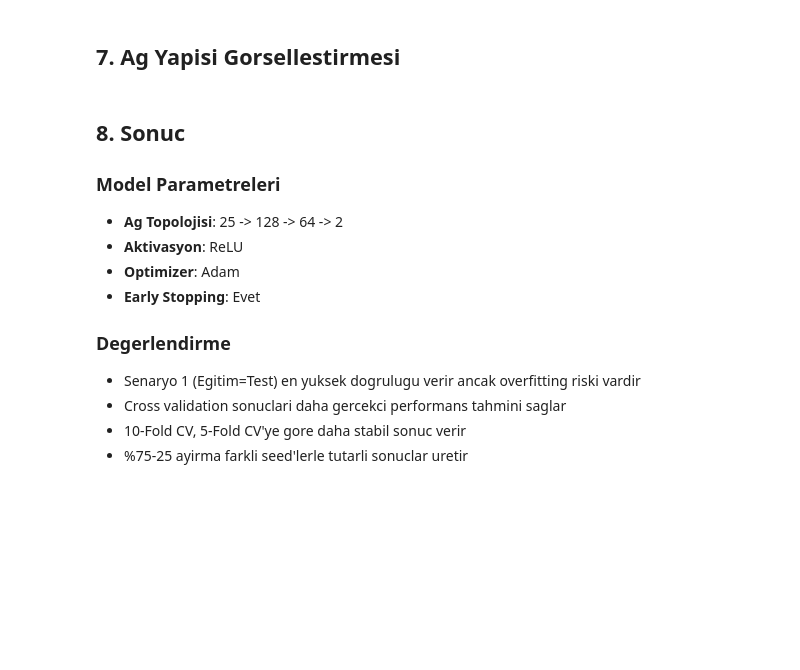
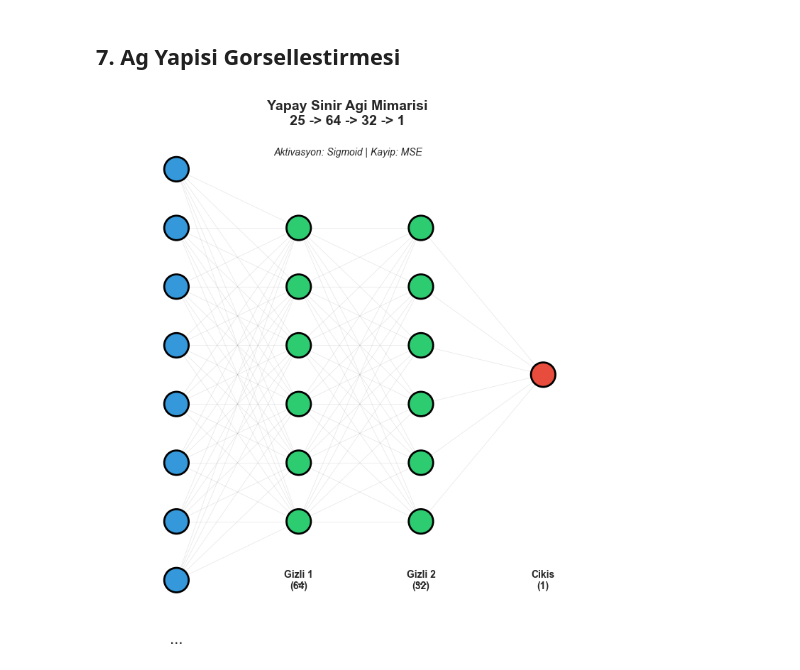
Before and after one commit to aysebelenpisdil/ysa-final, a Jupyter notebook: smoking_classification.ipynb, the cells around one changed output. Saved outputs shown, nothing was run; the diff lists cells and outputs as text; code cells hidden in the pictures; blank space fills up the shorter version.

```diff
--- a/smoking_classification.ipynb
+++ b/smoking_classification.ipynb
@@ -215,27 +551,34 @@ cm3 = plot_confusion_matrix(y, y_pred3, "Senaryo 3 (10-Fold CV)")
 # %% [markdown]
 ### Senaryo 4: %75-%25 Egitim-Test Ayirma (5 Farkli Rastgele Ayirma)
 # %%
-print("SENARYO 4: %75-%25 Egitim-Test Ayirma (5 Farkli Seed)")
+print("SENARYO 4: %75-%25 Egitim-Test Ayirma")
 print("="*50)
+print("Grid Search yapiliyor...")
 
+best_params4, best_acc4, results4 = grid_search_holdout(X_scaled, y)
+
+print(f"\n*** EN UYGUN PARAMETRELER ***")
+print(f"Gizli Katmanlar: {best_params4['hidden']}")
+print(f"Ogrenme Orani: {best_params4['lr']}")
+print(f"Iterasyon: {best_params4['iter']}")
+print(f"Ag Topolojisi: {X_scaled.shape[1]} -> {best_params4['hidden'][0]} -> {best_params4['hidden'][1]} -> 1")
+
+# En iyi parametrelerle 5 farkli seed
 seeds = [42, 123, 456, 789, 999]
 results_s4 = []
 
-print(f"\nAg Topolojisi: {X.shape[1]} -> 128 -> 64 -> 2\n")
-
-for i, seed in enumerate(seeds, 1):
-    X_train, X_test, y_train, y_test = train_test_split(
-        X_scaled, y, test_size=0.25, random_state=seed, stratify=y
-    )
-
-    model4 = create_model(random_state=seed)
-    model4.fit(X_train, y_train)
-    y_pred4 = model4.predict(X_test)
-    acc = accuracy_score(y_test, y_pred4)
-    results_s4.append((acc, y_test, y_pred4, seed))
-
-    print(f"Rastgele Ayirma {i} (seed={seed}): {acc*100:.2f}%")
+for seed in seeds:
+    X_train, X_test, y_train, y_test = train_test_split(X_scaled, y, test_size=0.25, random_state=seed, stratify=y)
+    model = YapaySinirAgi([X_scaled.shape[1], best_params4['hidden'][0], best_params4['hidden'][1], 1],
+                          best_params4['lr'], best_params4['iter'], seed)
+    model.egit(X_train, y_train, verbose=False)
+    y_pred = model.tahmin(X_test)
+    acc = np.mean(y_pred == y_test)
+    results_s4.append((acc, y_test, y_pred, seed))
 
 avg_acc = np.mean([r[0] for r in results_s4])
 std_acc = np.std([r[0] for r in results_s4])
+
+seed_df = pd.DataFrame({'Seed': seeds, 'Dogruluk (%)': [f'{r[0]*100:.2f}' for r in results_s4]})
+display(seed_df)
 print(f"\nOrtalama Dogruluk: {avg_acc*100:.2f}% (+/- {std_acc*100:.2f}%)")
@@ -286,14 +684,13 @@ plt.show()
 def draw_neural_network():
     fig, ax = plt.subplots(figsize=(12, 8))
 
-    # Katman boyutlari
-    layers = [X.shape[1], 128, 64, 2]
+    layers = [25, GIZLI_KATMAN_1, GIZLI_KATMAN_2, CIKIS_BOYUTU]
     layer_names = [f'Giris\n({layers[0]})', f'Gizli 1\n({layers[1]})',
                    f'Gizli 2\n({layers[2]})', f'Cikis\n({layers[3]})']
     colors = ['#3498db', '#2ecc71', '#2ecc71', '#e74c3c']
 
     x_positions = [0.15, 0.4, 0.65, 0.9]
-    max_display = [8, 6, 6, 2]
+    max_display = [8, 6, 6, 1]
 
     node_positions = []
 
@@ -303,46 +700,33 @@ def draw_neural_network():
         y_start = 0.5 + (n_display - 1) * 0.06
 
         for j in range(n_display):
             y = y_start - j * 0.12
             circle = plt.Circle((x, y), 0.025, color=color, ec='black', lw=2, zorder=10)
             ax.add_patch(circle)
             positions.append((x, y))
 
         if layer_size > max_d:
             ax.text(x, y_start - max_d * 0.12, '...', fontsize=16, ha='center', va='center')
 
         ax.text(x, 0.08, name, fontsize=10, ha='center', va='center', fontweight='bold')
         node_positions.append(positions)
 
-    # Baglantilari ciz
     for i in range(len(node_positions) - 1):
         for pos1 in node_positions[i]:
             for pos2 in node_positions[i + 1]:
                 ax.plot([pos1[0], pos2[0]], [pos1[1], pos2[1]], 'gray', alpha=0.2, lw=0.5)
 
     ax.set_xlim(0, 1)
     ax.set_ylim(0, 1)
     ax.set_aspect('equal')
     ax.axis('off')
     ax.set_title(f'Yapay Sinir Agi Mimarisi\n{layers[0]} -> {layers[1]} -> {layers[2]} -> {layers[3]}',
                  fontsize=14, fontweight='bold')
-    ax.text(0.5, 0.95, 'Aktivasyon: ReLU | Optimizer: Adam', fontsize=10, ha='center', style='italic')
+    ax.text(0.5, 0.95, 'Aktivasyon: Sigmoid | Kayip: MSE', fontsize=10, ha='center', style='italic')
 
     plt.tight_layout()
     plt.show()
 
 draw_neural_network()
+# %% [output]
+[figure, added]
-# %% [markdown]
-## 8. Sonuc
-
-### Model Parametreleri
-- **Ag Topolojisi**: 25 -> 128 -> 64 -> 2
-- **Aktivasyon**: ReLU
-- **Optimizer**: Adam
-- **Early Stopping**: Evet
-
-### Degerlendirme
-- Senaryo 1 (Egitim=Test) en yuksek dogrulugu verir ancak overfitting riski vardir
-- Cross validation sonuclari daha gercekci performans tahmini saglar
-- 10-Fold CV, 5-Fold CV'ye gore daha stabil sonuc verir
-- %75-25 ayirma farkli seed'lerle tutarli sonuclar uretir
```
Also changed, not shown: parts of 27 cells of this notebook, 1 other file.
